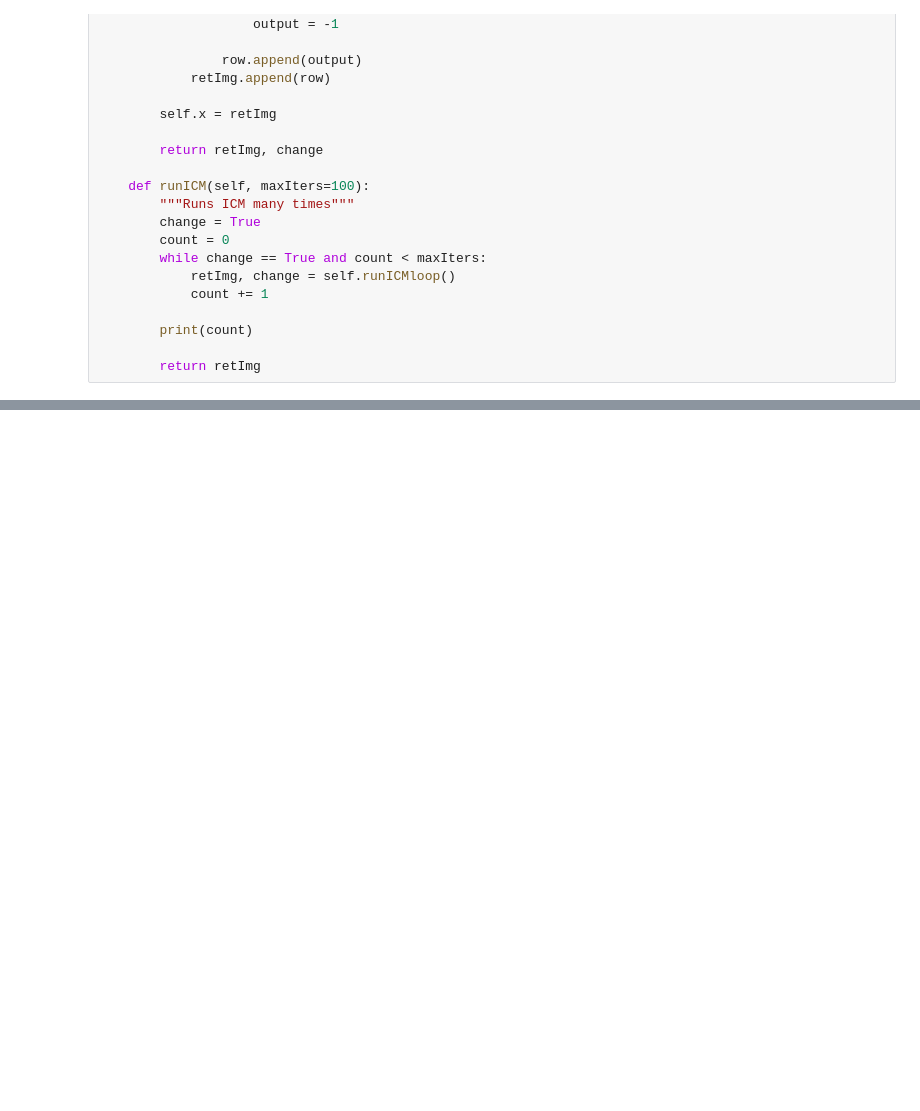
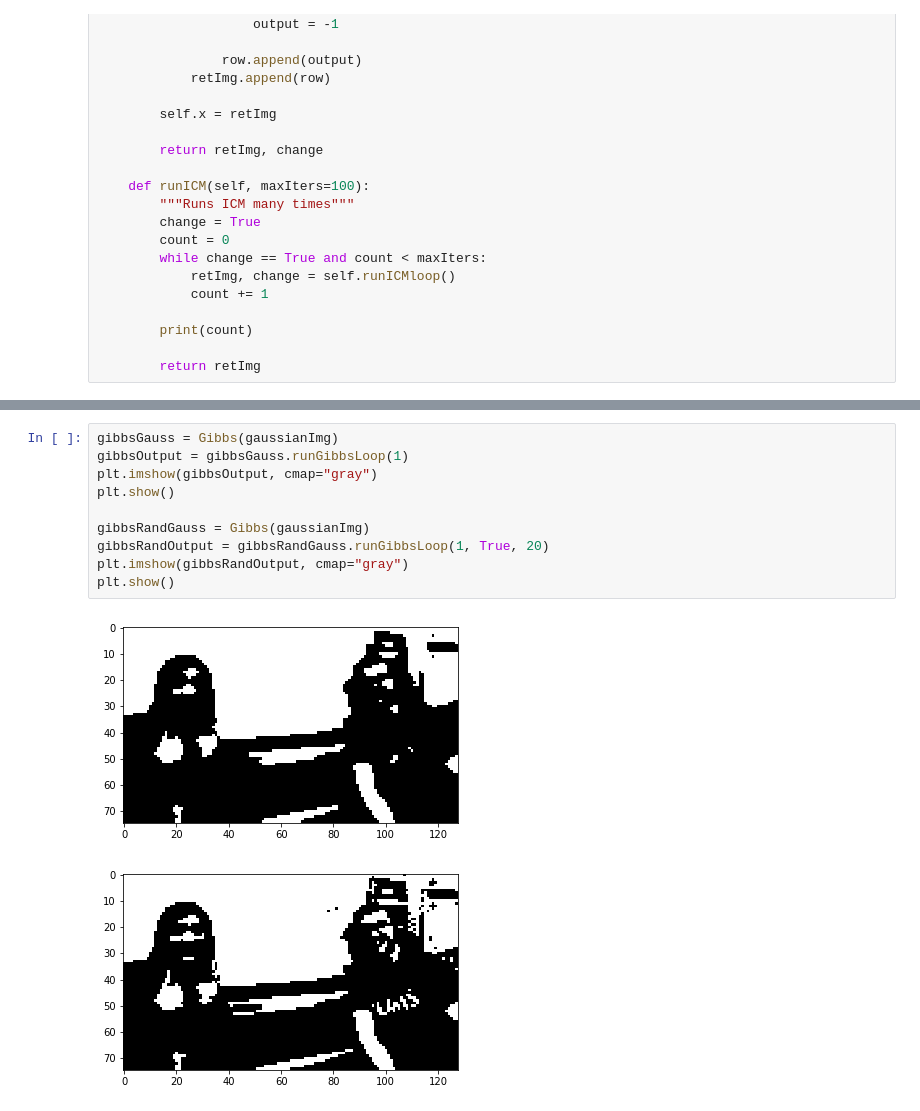
Before and after one commit to ps16925/MLcw2, a Jupyter notebook: Coursework2.ipynb, the cells around one changed output, grey strips where cells are left out. Drawn from its saved outputs; the diff is of its cells as text; blank space fills up the shorter version.

```diff
--- a/Coursework2.ipynb
+++ b/Coursework2.ipynb
@@ -204 +275,14 @@ plt.show()
+# %%
+gibbsGauss = Gibbs(gaussianImg)
+gibbsOutput = gibbsGauss.runGibbsLoop(1)
+plt.imshow(gibbsOutput, cmap="gray")
+plt.show()
+
+gibbsRandGauss = Gibbs(gaussianImg)
+gibbsRandOutput = gibbsRandGauss.runGibbsLoop(1, True, 20)
+plt.imshow(gibbsRandOutput, cmap="gray")
+plt.show()
+# %% [output]
+[figure, added]
+[figure, added]
 # %%
```
Also changed, not shown: parts of 11 cells of this notebook.
